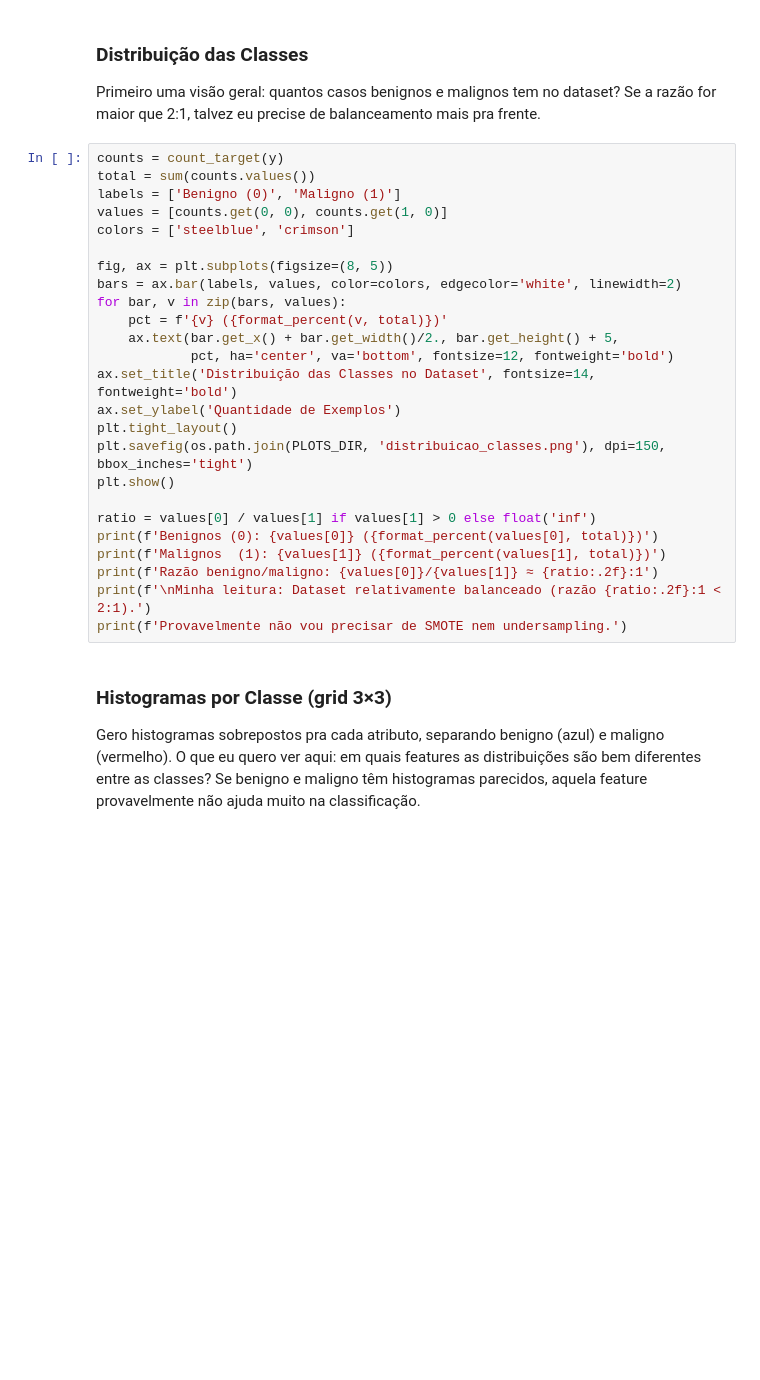
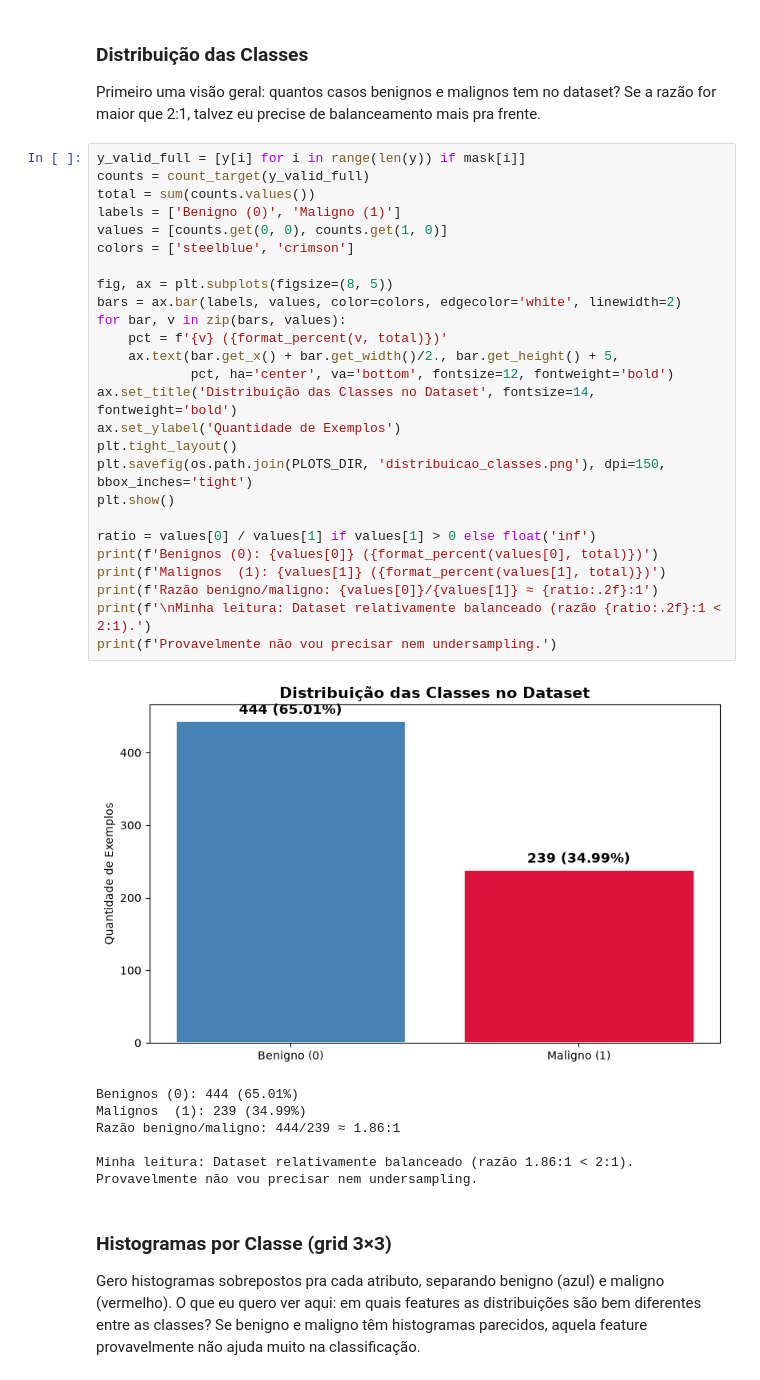
Before and after one commit to Jkvzin/pre-processamento-e-analise-preditiva-IA-trabalho-2, a Jupyter notebook: 01_analise_exploratoria.ipynb, the cells around one changed output. Cells and saved outputs as stored; diff of their text form; blank space fills up the shorter version.

```diff
--- a/01_analise_exploratoria.ipynb
+++ b/01_analise_exploratoria.ipynb
@@ -184,30 +230,39 @@ Hora de visualizar! Vou gerar três gráficos:
 
 Primeiro uma visão geral: quantos casos benignos e malignos tem no dataset? Se a razão for maior que 2:1, talvez eu precise de balanceamento mais pra frente.
 # %%
-counts = count_target(y)
+y_valid_full = [y[i] for i in range(len(y)) if mask[i]]
+counts = count_target(y_valid_full)
 total = sum(counts.values())
 labels = ['Benigno (0)', 'Maligno (1)']
 values = [counts.get(0, 0), counts.get(1, 0)]
 colors = ['steelblue', 'crimson']
 
 fig, ax = plt.subplots(figsize=(8, 5))
 bars = ax.bar(labels, values, color=colors, edgecolor='white', linewidth=2)
 for bar, v in zip(bars, values):
     pct = f'{v} ({format_percent(v, total)})'
     ax.text(bar.get_x() + bar.get_width()/2., bar.get_height() + 5,
             pct, ha='center', va='bottom', fontsize=12, fontweight='bold')
 ax.set_title('Distribuição das Classes no Dataset', fontsize=14, fontweight='bold')
 ax.set_ylabel('Quantidade de Exemplos')
 plt.tight_layout()
 plt.savefig(os.path.join(PLOTS_DIR, 'distribuicao_classes.png'), dpi=150, bbox_inches='tight')
 plt.show()
 
 ratio = values[0] / values[1] if values[1] > 0 else float('inf')
 print(f'Benignos (0): {values[0]} ({format_percent(values[0], total)})')
 print(f'Malignos  (1): {values[1]} ({format_percent(values[1], total)})')
 print(f'Razão benigno/maligno: {values[0]}/{values[1]} ≈ {ratio:.2f}:1')
 print(f'\nMinha leitura: Dataset relativamente balanceado (razão {ratio:.2f}:1 < 2:1).')
-print(f'Provavelmente não vou precisar de SMOTE nem undersampling.')
+print(f'Provavelmente não vou precisar nem undersampling.')
+# %% [output]
+[figure, added]
+Benignos (0): 444 (65.01%)
+Malignos  (1): 239 (34.99%)
+Razão benigno/maligno: 444/239 ≈ 1.86:1
+
+Minha leitura: Dataset relativamente balanceado (razão 1.86:1 < 2:1).
+Provavelmente não vou precisar nem undersampling.
 # %% [markdown]
 ### Histogramas por Classe (grid 3×3)
 
```
Also changed, not shown: parts of 17 cells of this notebook, 12 other files.
